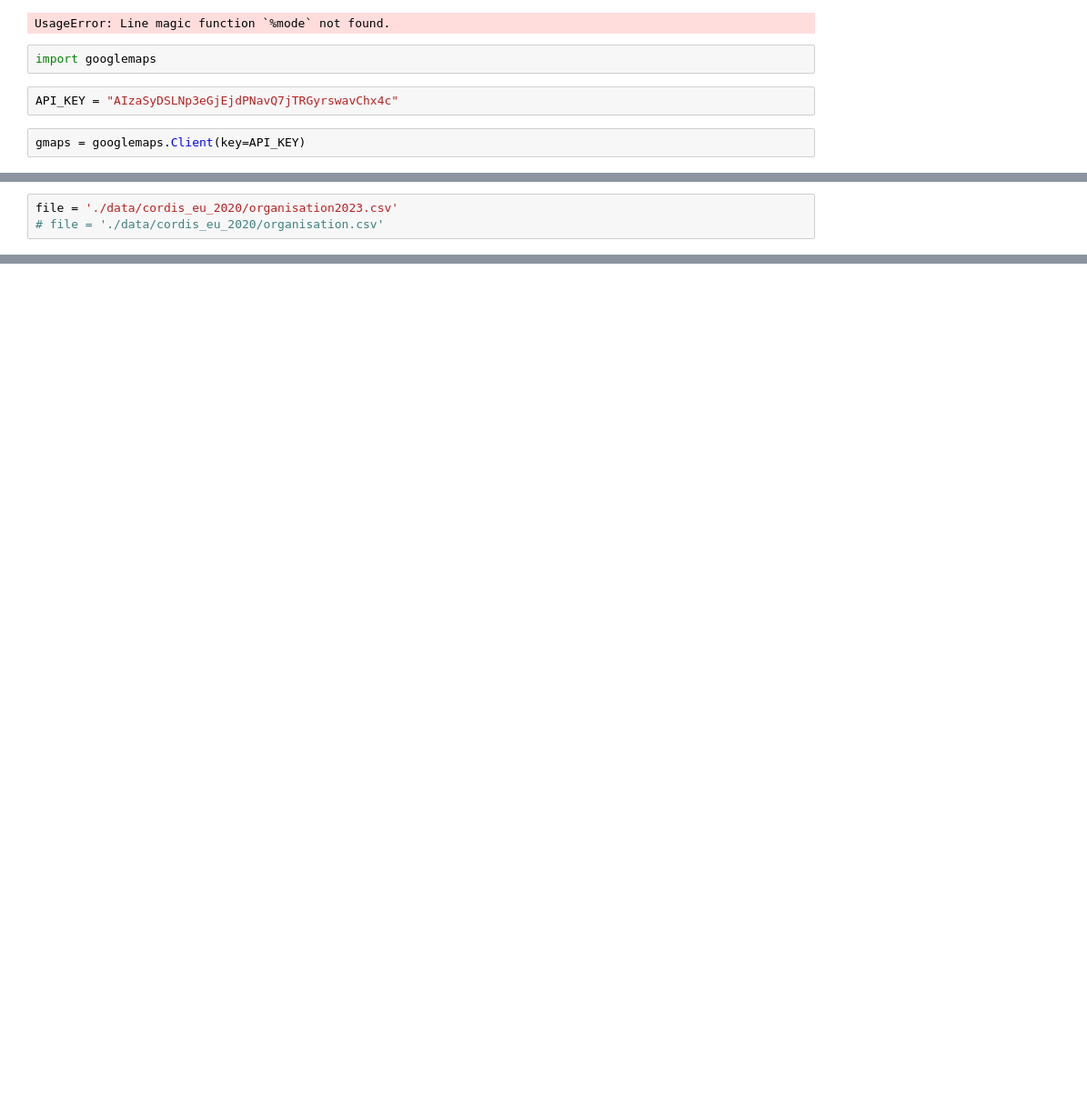
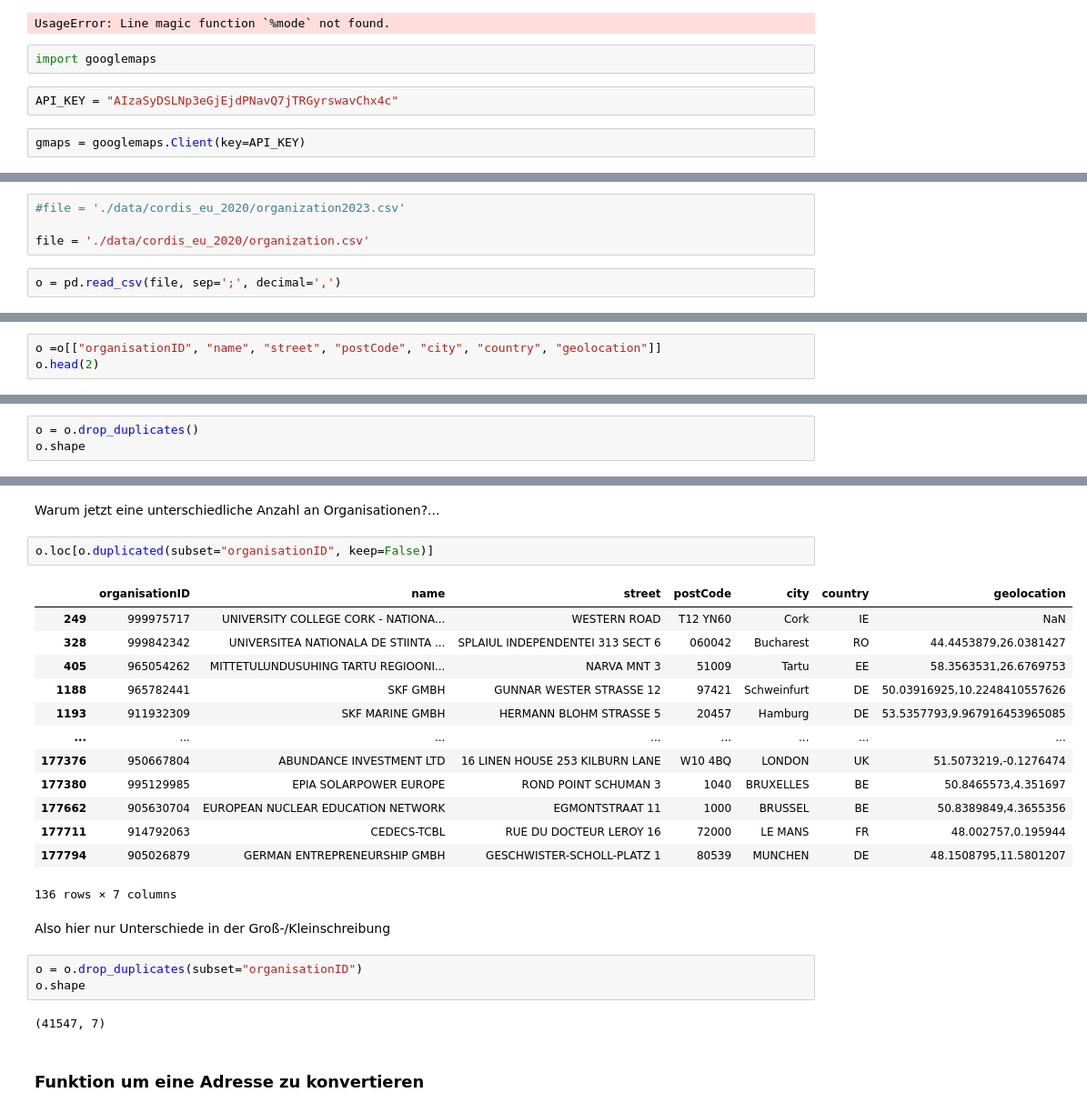
Before and after one commit to OOS-Team/DsKi_DataPreparation, a Jupyter notebook: 4_Geo.ipynb, the cells around one changed output, grey strips where cells are left out. Shown at 91% size. Cells and saved outputs as stored; diff of their text form; blank space fills up the shorter version.

```diff
--- a/4_Geo.ipynb
+++ b/4_Geo.ipynb
@@ -34,3 +17,6 @@ result
 # %%
-file = './data/cordis_eu_2020/organisation2023.csv'
-# file = './data/cordis_eu_2020/organisation.csv'
+#file = './data/cordis_eu_2020/organization2023.csv'
+
+file = './data/cordis_eu_2020/organization.csv'
+# %%
+o = pd.read_csv(file, sep=';', decimal=',')
@@ -36,0 +70,3 @@ file = './data/cordis_eu_2020/organisation2023.csv'
+# %%
+o =o[["organisationID", "name", "street", "postCode", "city", "country", "geolocation"]]
+o.head(2)
@@ -36,0 +93,3 @@ file = './data/cordis_eu_2020/organisation2023.csv'
+# %%
+o = o.drop_duplicates()
+o.shape
@@ -36,0 +115,27 @@ file = './data/cordis_eu_2020/organisation2023.csv'
+# %% [markdown]
+Warum jetzt eine unterschiedliche Anzahl an Organisationen?...
+# %%
+o.loc[o.duplicated(subset="organisationID", keep=False)]
+# %% [output]
+|  | organisationID | name | street | postCode | city | country | geolocation |
+| 249 | 999975717 | UNIVERSITY COLLEGE CORK - NATIONA... | WESTERN ROAD | T12 YN60 | Cork | IE | NaN |
+| 328 | 999842342 | UNIVERSITEA NATIONALA DE STIINTA ... | SPLAIUL INDEPENDENTEI 313 SECT 6 | 060042 | Bucharest | RO | 44.4453879,26.0381427 |
+| 405 | 965054262 | MITTETULUNDUSUHING TARTU REGIOONI... | NARVA MNT 3 | 51009 | Tartu | EE | 58.3563531,26.6769753 |
+| 1188 | 965782441 | SKF GMBH | GUNNAR WESTER STRASSE 12 | 97421 | Schweinfurt | DE | 50.03916925,10.2248410557626 |
+| 1193 | 911932309 | SKF MARINE GMBH | HERMANN BLOHM STRASSE 5 | 20457 | Hamburg | DE | 53.5357793,9.967916453965085 |
+| ... | ... | ... | ... | ... | ... | ... | ... |
+| 177376 | 950667804 | ABUNDANCE INVESTMENT LTD | 16 LINEN HOUSE 253 KILBURN LANE | W10 4BQ | LONDON | UK | 51.5073219,-0.1276474 |
+| 177380 | 995129985 | EPIA SOLARPOWER EUROPE | ROND POINT SCHUMAN 3 | 1040 | BRUXELLES | BE | 50.8465573,4.351697 |
+| 177662 | 905630704 | EUROPEAN NUCLEAR EDUCATION NETWORK | EGMONTSTRAAT 11 | 1000 | BRUSSEL | BE | 50.8389849,4.3655356 |
+| 177711 | 914792063 | CEDECS-TCBL | RUE DU DOCTEUR LEROY 16 | 72000 | LE MANS | FR | 48.002757,0.195944 |
+| 177794 | 905026879 | GERMAN ENTREPRENEURSHIP GMBH | GESCHWISTER-SCHOLL-PLATZ 1 | 80539 | MUNCHEN | DE | 48.1508795,11.5801207 |
+136 rows × 7 columns
+# %% [markdown]
+Also hier nur Unterschiede in der Groß-/Kleinschreibung
+# %%
+o = o.drop_duplicates(subset="organisationID")
+o.shape
+# %% [output]
+(41547, 7)
+# %% [markdown]
+### Funktion um eine Adresse zu konvertieren
```
Also changed, not shown: parts of 30 cells of this notebook, 4 other files.
